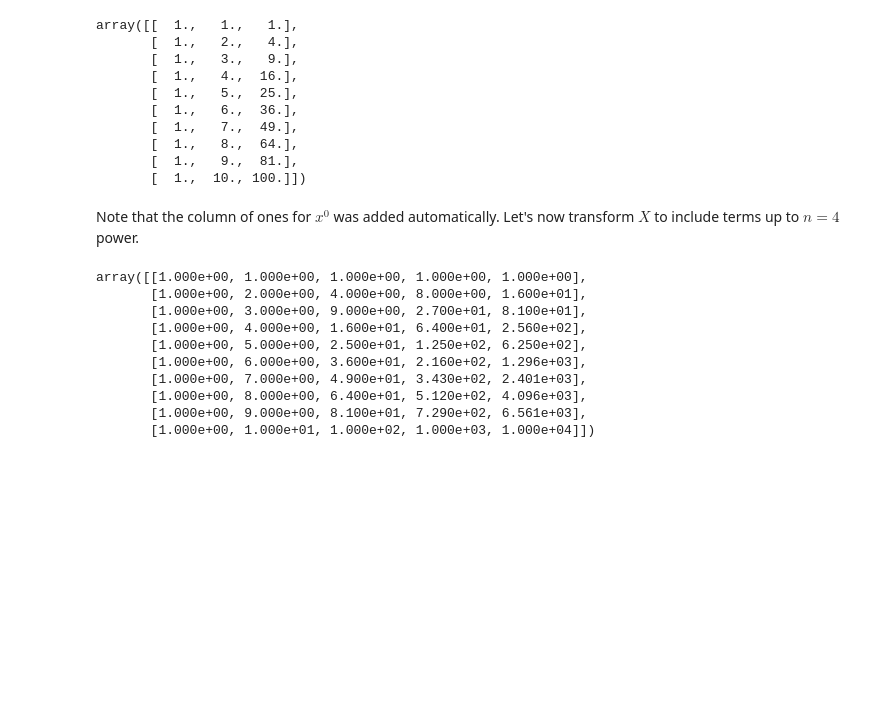
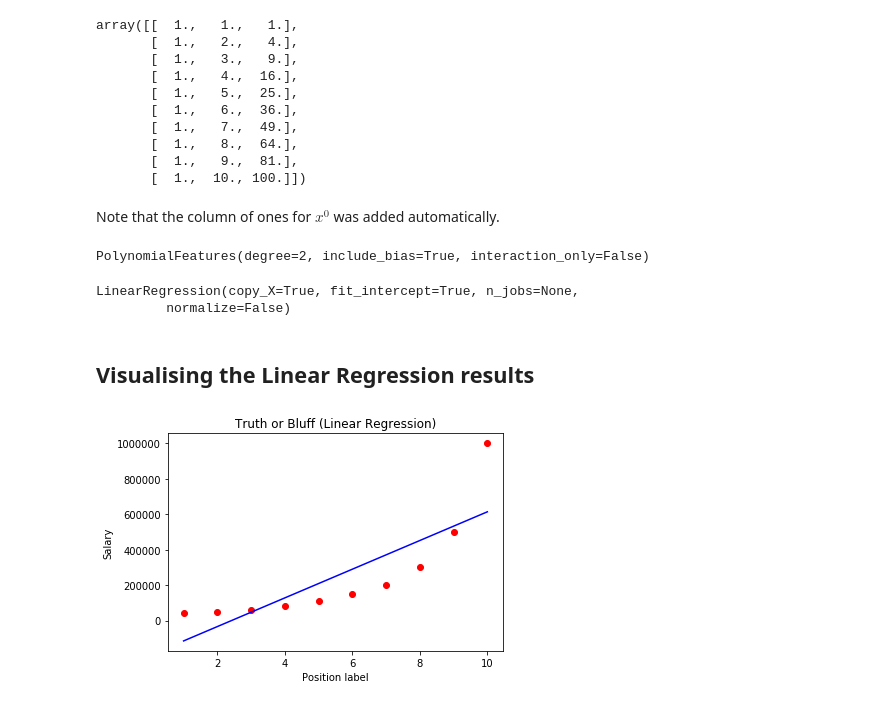
Before and after one commit to declanmillar/machine-learning-a-z, a Jupyter notebook: Part 2 - Regression/Section 6 - Polynomial Regression/polynomial_regression.ipynb, the cells around one changed output. Saved outputs shown, nothing was run; the diff lists cells and outputs as text; code cells hidden in the pictures; blank space fills up the shorter version.

```diff
--- a/Part 2 - Regression/Section 6 - Polynomial Regression/polynomial_regression.ipynb
+++ b/Part 2 - Regression/Section 6 - Polynomial Regression/polynomial_regression.ipynb
@@ -50,8 +50,8 @@ LinearRegression(copy_X=True, fit_intercept=True, n_jobs=None,
 We transform `X` to include polynomial terms to $n=2$ power.
 # %%
 from sklearn.preprocessing import PolynomialFeatures
-poly_reg = PolynomialFeatures(degree = 2)
-X_poly = poly_reg.fit_transform(X)
+poly_reg_2 = PolynomialFeatures(degree = 2)
+X_poly = poly_reg_2.fit_transform(X)
 X_poly
 # %% [output]
 array([[  1.,   1.,   1.],
@@ -65,22 +65,25 @@ array([[  1.,   1.,   1.],
        [  1.,   9.,  81.],
        [  1.,  10., 100.]])
 # %% [markdown]
-Note that the column of ones for $x^0$ was added automatically. Let's now transform $X$ to include terms up to $n=4$ power.
+Note that the column of ones for $x^0$ was added automatically.
-# %%
-poly_reg = PolynomialFeatures(degree = 4)
-X_poly = poly_reg.fit_transform(X)
-X_poly
-# %% [output]
-array([[1.000e+00, 1.000e+00, 1.000e+00, 1.000e+00, 1.000e+00],
-       [1.000e+00, 2.000e+00, 4.000e+00, 8.000e+00, 1.600e+01],
-       [1.000e+00, 3.000e+00, 9.000e+00, 2.700e+01, 8.100e+01],
-       [1.000e+00, 4.000e+00, 1.600e+01, 6.400e+01, 2.560e+02],
-       [1.000e+00, 5.000e+00, 2.500e+01, 1.250e+02, 6.250e+02],
-       [1.000e+00, 6.000e+00, 3.600e+01, 2.160e+02, 1.296e+03],
-       [1.000e+00, 7.000e+00, 4.900e+01, 3.430e+02, 2.401e+03],
-       [1.000e+00, 8.000e+00, 6.400e+01, 5.120e+02, 4.096e+03],
-       [1.000e+00, 9.000e+00, 8.100e+01, 7.290e+02, 6.561e+03],
-       [1.000e+00, 1.000e+01, 1.000e+02, 1.000e+03, 1.000e+04]])
+# %%
+poly_reg_2.fit(X_poly, y)
+# %% [output]
+PolynomialFeatures(degree=2, include_bias=True, interaction_only=False)
 # %%
-lin_reg_2.LinearRegression()
+lin_reg_2 = LinearRegression()
 lin_reg_2.fit(X_poly, y)
+# %% [output]
+LinearRegression(copy_X=True, fit_intercept=True, n_jobs=None,
+         normalize=False)
+# %% [markdown]
+## Visualising the Linear Regression results
+# %%
+plt.scatter(X, y, color='red')
+plt.plot(X, lin_reg.predict(X), color='blue')
+plt.title('Truth or Bluff (Linear Regression)')
+plt.xlabel('Position label')
+plt.ylabel('Salary')
+plt.show()
+# %% [output]
+[figure, added]
```
Also changed, not shown: parts of 10 cells of this notebook.
